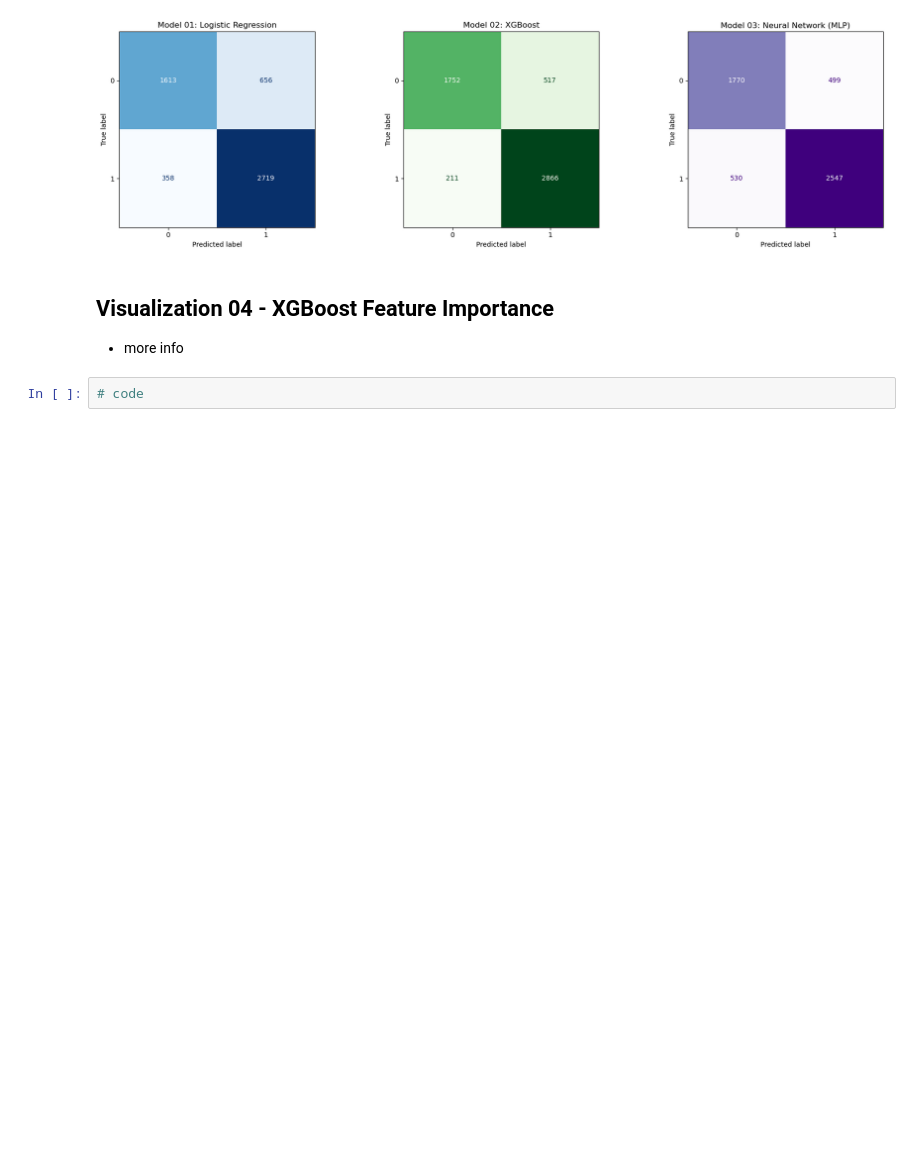
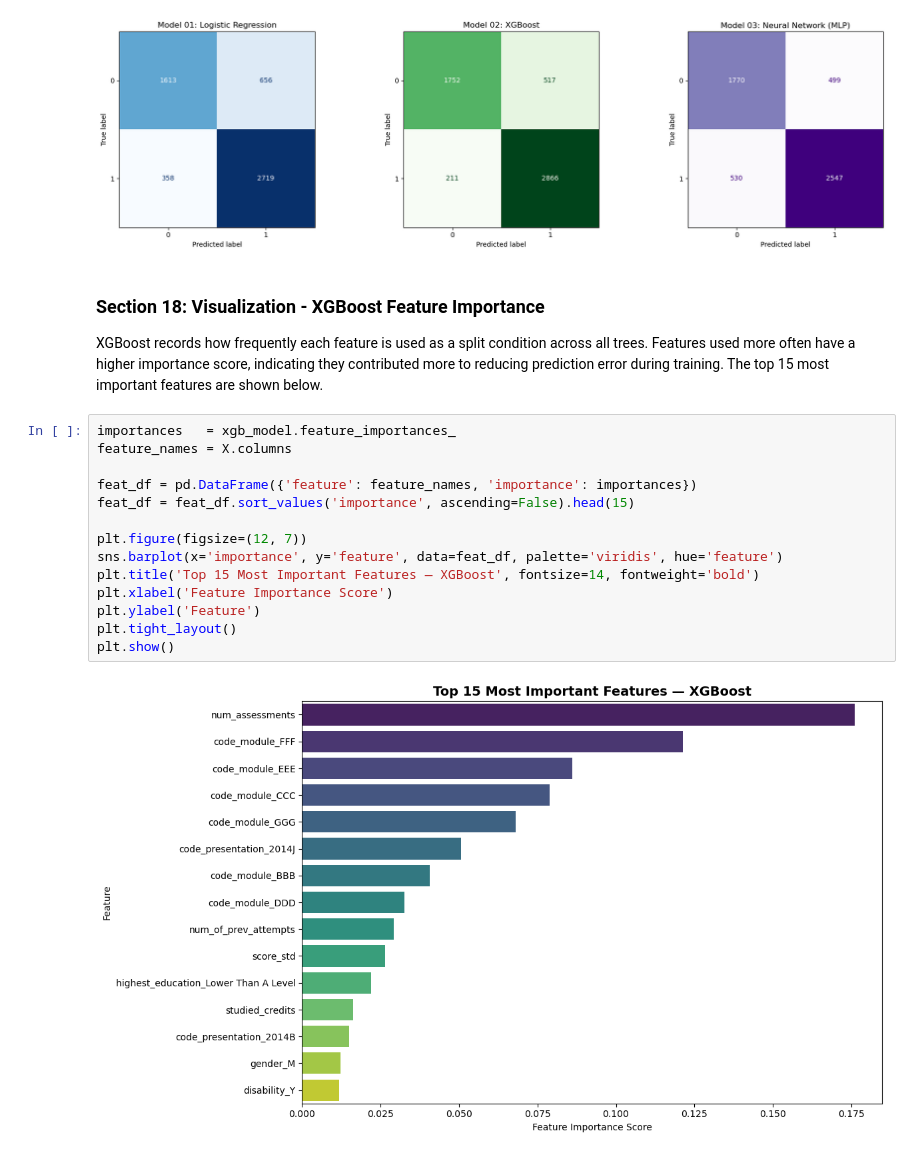
Before and after one commit to bhoamikhona/student-performance-ml, a Jupyter notebook: student-performance-ml.ipynb, the cells around one changed output. Saved outputs shown, nothing was run; the diff lists cells and outputs as text; blank space fills up the shorter version.

```diff
--- a/student-performance-ml.ipynb
+++ b/student-performance-ml.ipynb
@@ -586,8 +660,23 @@ plt.show()
 # %% [output]
 [figure]
 # %% [markdown]
-## Visualization 04 - XGBoost Feature Importance
-- more info
+### Section 18: Visualization - XGBoost Feature Importance
+
+XGBoost records how frequently each feature is used as a split condition across all trees. Features used more often have a higher importance score, indicating they contributed more to reducing prediction error during training. The top 15 most important features are shown below.
 # %%
-# code
+importances   = xgb_model.feature_importances_
+feature_names = X.columns
+
+feat_df = pd.DataFrame({'feature': feature_names, 'importance': importances})
+feat_df = feat_df.sort_values('importance', ascending=False).head(15)
+
+plt.figure(figsize=(12, 7))
+sns.barplot(x='importance', y='feature', data=feat_df, palette='viridis', hue='feature')
+plt.title('Top 15 Most Important Features — XGBoost', fontsize=14, fontweight='bold')
+plt.xlabel('Feature Importance Score')
+plt.ylabel('Feature')
+plt.tight_layout()
+plt.show()
+# %% [output]
+[figure, added]
 # %% [markdown]
```
Also changed, not shown: parts of 13 cells of this notebook.
